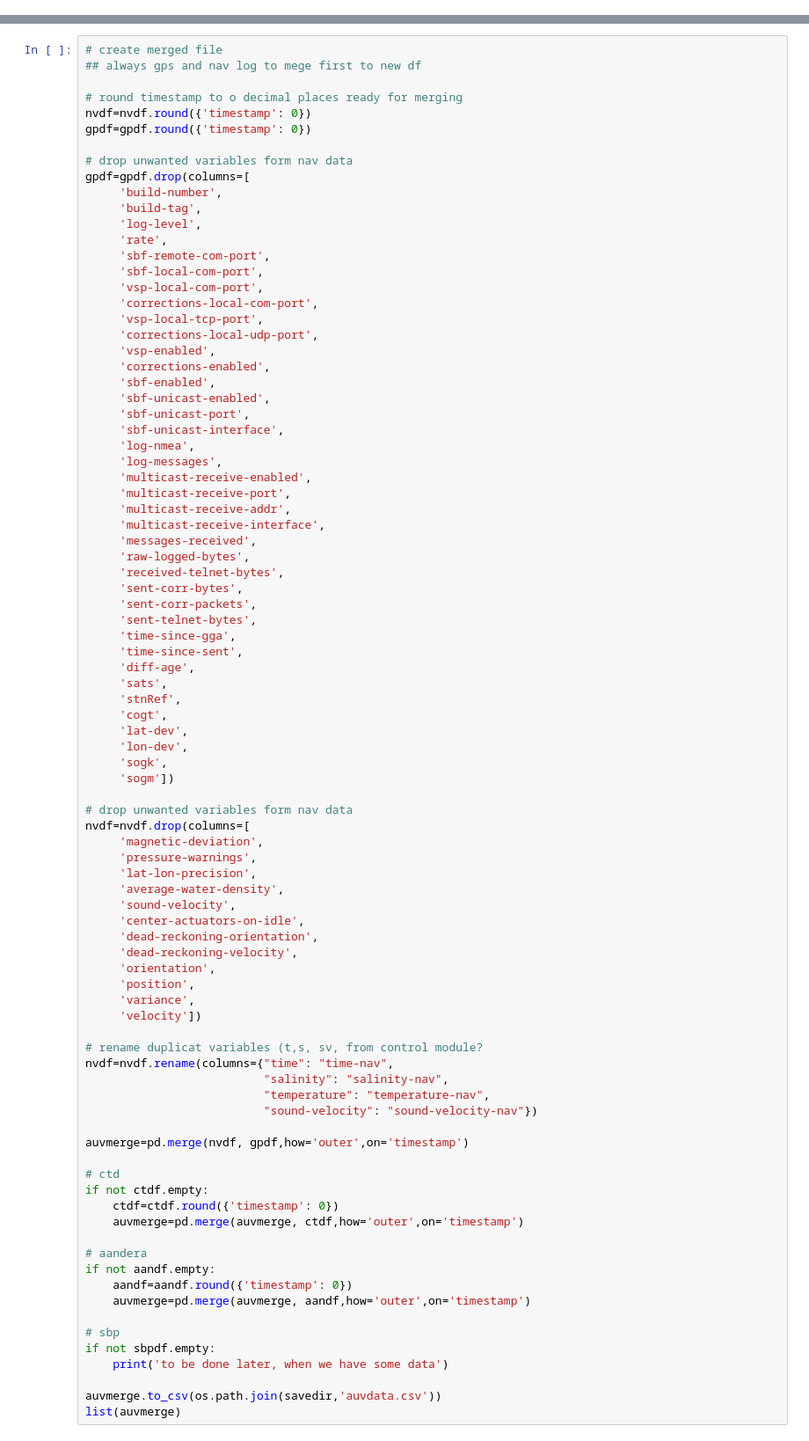
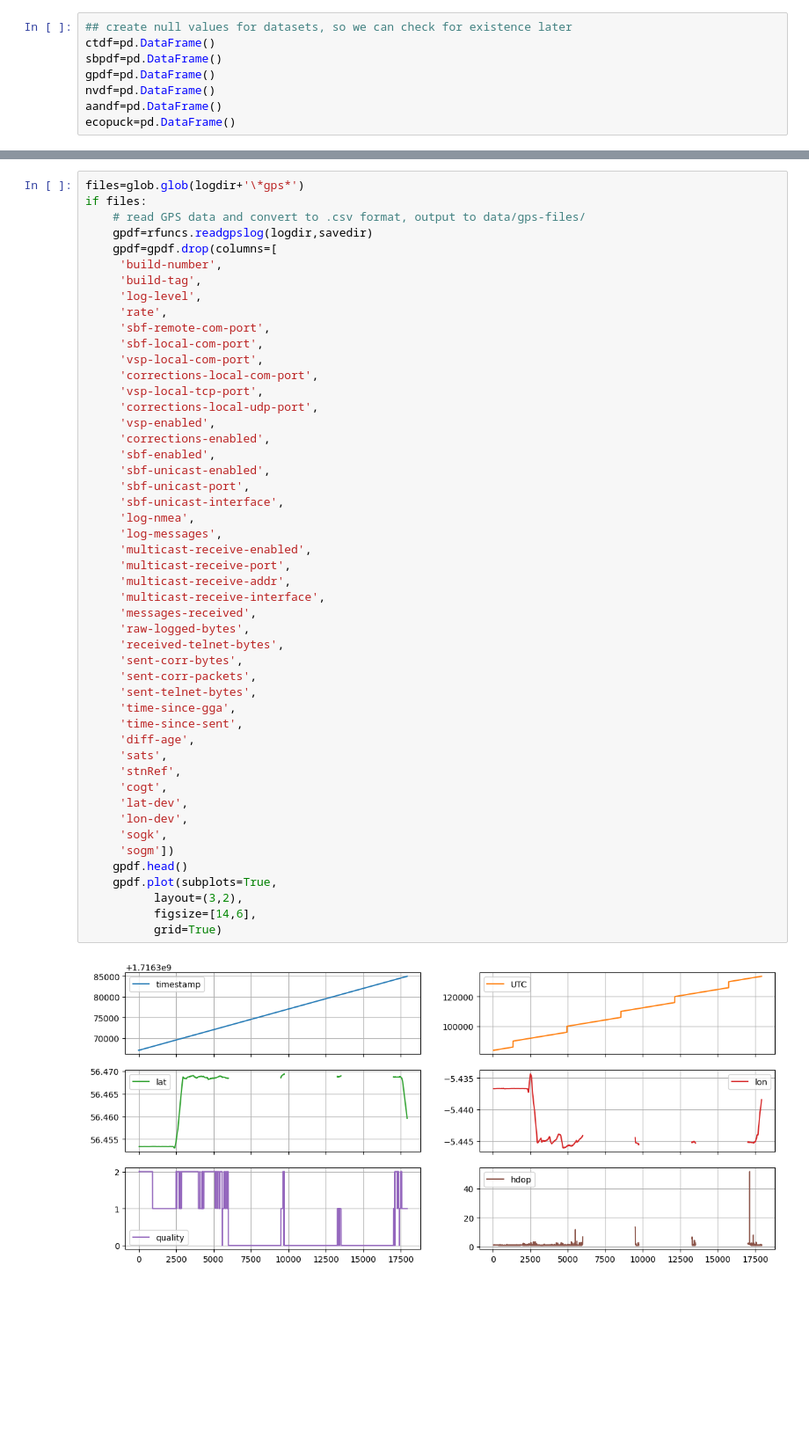
Before and after one commit to sams-tom/GaviaSciTools, a Jupyter notebook: notebooks/001-export-log-data.ipynb, the cells around one changed output, grey strips where cells are left out. Shown at 88% size. Drawn from its saved outputs; the diff is of its cells as text; blank space fills up the shorter version.

```diff
--- a/notebooks/001-export-log-data.ipynb
+++ b/notebooks/001-export-log-data.ipynb
@@ -116,0 +122,8 @@ if files:
+# %%
+## create null values for datasets, so we can check for existence later
+ctdf=pd.DataFrame()
+sbpdf=pd.DataFrame()
+gpdf=pd.DataFrame()
+nvdf=pd.DataFrame()
+aandf=pd.DataFrame()
+ecopuck=pd.DataFrame()
@@ -117,13 +152,9 @@ if files:
 # %%
-# create merged file
-## always gps and nav log to mege first to new df
-
-# round timestamp to o decimal places ready for merging
-nvdf=nvdf.round({'timestamp': 0})
-gpdf=gpdf.round({'timestamp': 0})
-
-# drop unwanted variables form nav data
-gpdf=gpdf.drop(columns=[
+files=glob.glob(logdir+'\*gps*')
+if files:
+    # read GPS data and convert to .csv format, output to data/gps-files/
+    gpdf=rfuncs.readgpslog(logdir,savedir)
+    gpdf=gpdf.drop(columns=[
      'build-number',
      'build-tag',
      'log-level',
@@ -135,70 +166,37 @@ gpdf=gpdf.drop(columns=[
      'vsp-local-tcp-port',
      'corrections-local-udp-port',
      'vsp-enabled',
      'corrections-enabled',
      'sbf-enabled',
      'sbf-unicast-enabled',
      'sbf-unicast-port',
      'sbf-unicast-interface',
      'log-nmea',
      'log-messages',
      'multicast-receive-enabled',
      'multicast-receive-port',
      'multicast-receive-addr',
      'multicast-receive-interface',
      'messages-received',
      'raw-logged-bytes',
      'received-telnet-bytes',
      'sent-corr-bytes',
      'sent-corr-packets',
      'sent-telnet-bytes',
      'time-since-gga',
      'time-since-sent',
      'diff-age',
      'sats',
      'stnRef',
      'cogt',
      'lat-dev',
      'lon-dev',
      'sogk',
      'sogm'])
-
-# drop unwanted variables form nav data
-nvdf=nvdf.drop(columns=[
-     'magnetic-deviation',
-     'pressure-warnings',
-     'lat-lon-precision',
-     'average-water-density',
-     'sound-velocity',
-     'center-actuators-on-idle',
-     'dead-reckoning-orientation',
-     'dead-reckoning-velocity',
-     'orientation',
-     'position',
-     'variance',
-     'velocity'])
-
-# rename duplicat variables (t,s, sv, from control module?
-nvdf=nvdf.rename(columns={"time": "time-nav",
-                          "salinity": "salinity-nav",
-                          "temperature": "temperature-nav",
-                          "sound-velocity": "sound-velocity-nav"})
-
-auvmerge=pd.merge(nvdf, gpdf,how='outer',on='timestamp')
-
-# ctd
-if not ctdf.empty:
-    ctdf=ctdf.round({'timestamp': 0})
-    auvmerge=pd.merge(auvmerge, ctdf,how='outer',on='timestamp')
-
-# aandera
-if not aandf.empty:
-    aandf=aandf.round({'timestamp': 0})
-    auvmerge=pd.merge(auvmerge, aandf,how='outer',on='timestamp')
-
-# sbp
-if not sbpdf.empty:
-    print('to be done later, when we have some data')
-
-auvmerge.to_csv(os.path.join(savedir,'auvdata.csv'))
-list(auvmerge)
+    gpdf.head()
+    gpdf.plot(subplots=True,
+          layout=(3,2),
+          figsize=[14,6],
+          grid=True)
+# %% [output]
+[figure, added]
```
Also changed, not shown: parts of 19 cells of this notebook, 3 other files.
